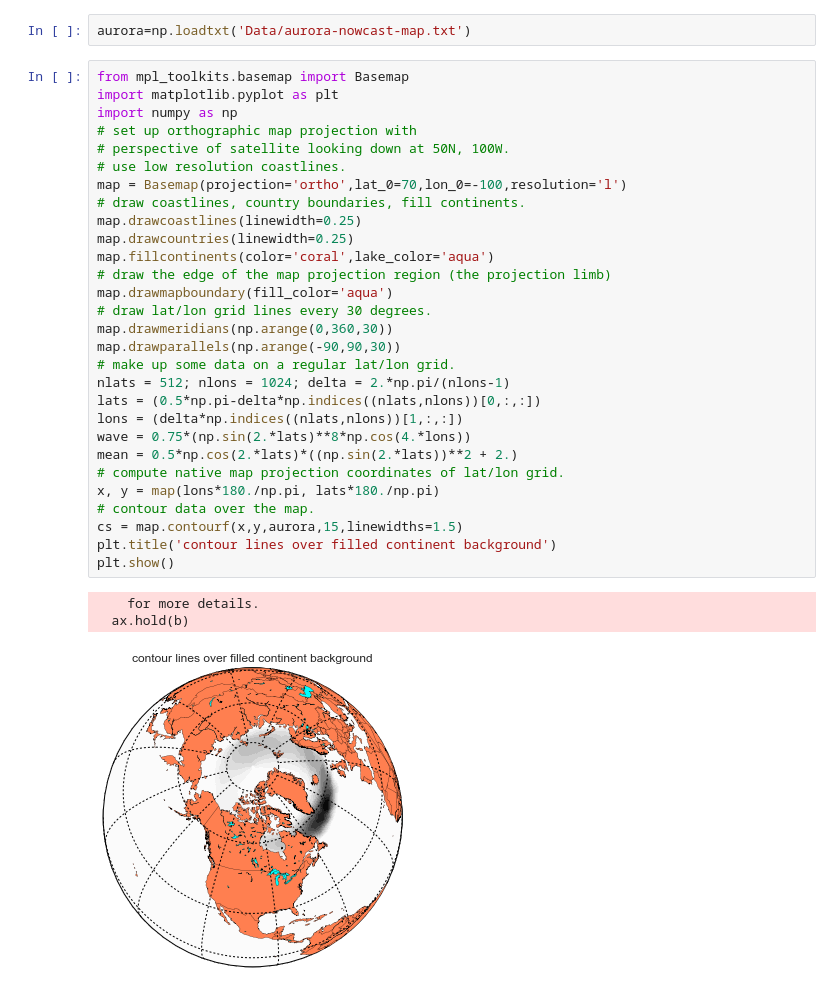
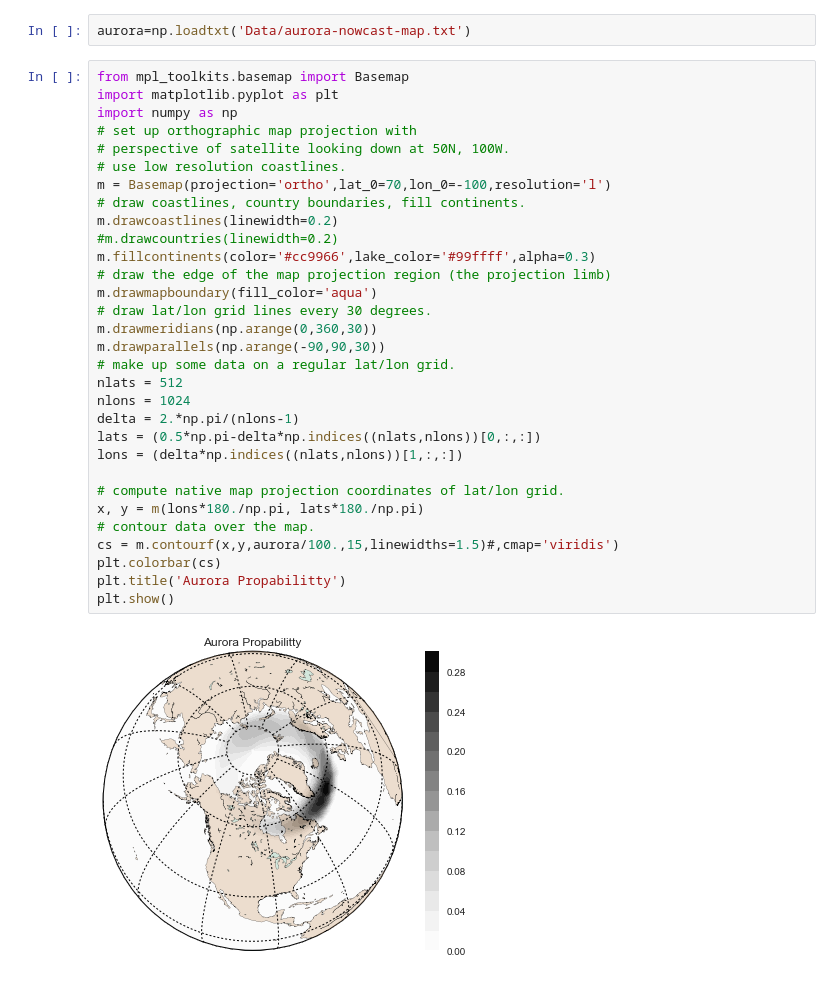
Before and after one commit to ax3l91/space-apps-2017-mayday-athens, a Jupyter notebook: AuroraNotebook.ipynb, the cells around one changed output. Saved outputs shown, nothing was run; the diff lists cells and outputs as text.

```diff
--- a/AuroraNotebook.ipynb
+++ b/AuroraNotebook.ipynb
@@ -17,33 +17,33 @@ aurora=np.loadtxt('Data/aurora-nowcast-map.txt')
 # %%
 from mpl_toolkits.basemap import Basemap
 import matplotlib.pyplot as plt
 import numpy as np
 # set up orthographic map projection with
 # perspective of satellite looking down at 50N, 100W.
 # use low resolution coastlines.
-map = Basemap(projection='ortho',lat_0=70,lon_0=-100,resolution='l')
+m = Basemap(projection='ortho',lat_0=70,lon_0=-100,resolution='l')
 # draw coastlines, country boundaries, fill continents.
-map.drawcoastlines(linewidth=0.25)
-map.drawcountries(linewidth=0.25)
-map.fillcontinents(color='coral',lake_color='aqua')
+m.drawcoastlines(linewidth=0.2)
+#m.drawcountries(linewidth=0.2)
+m.fillcontinents(color='#cc9966',lake_color='#99ffff',alpha=0.3)
 # draw the edge of the map projection region (the projection limb)
-map.drawmapboundary(fill_color='aqua')
+m.drawmapboundary(fill_color='aqua')
 # draw lat/lon grid lines every 30 degrees.
-map.drawmeridians(np.arange(0,360,30))
-map.drawparallels(np.arange(-90,90,30))
+m.drawmeridians(np.arange(0,360,30))
+m.drawparallels(np.arange(-90,90,30))
 # make up some data on a regular lat/lon grid.
-nlats = 512; nlons = 1024; delta = 2.*np.pi/(nlons-1)
+nlats = 512
+nlons = 1024
+delta = 2.*np.pi/(nlons-1)
 lats = (0.5*np.pi-delta*np.indices((nlats,nlons))[0,:,:])
 lons = (delta*np.indices((nlats,nlons))[1,:,:])
-wave = 0.75*(np.sin(2.*lats)**8*np.cos(4.*lons))
-mean = 0.5*np.cos(2.*lats)*((np.sin(2.*lats))**2 + 2.)
+
 # compute native map projection coordinates of lat/lon grid.
-x, y = map(lons*180./np.pi, lats*180./np.pi)
+x, y = m(lons*180./np.pi, lats*180./np.pi)
 # contour data over the map.
-cs = map.contourf(x,y,aurora,15,linewidths=1.5)
-plt.title('contour lines over filled continent background')
+cs = m.contourf(x,y,aurora/100.,15,linewidths=1.5)#,cmap='viridis')
+plt.colorbar(cs)
+plt.title('Aurora Propabilitty')
 plt.show()
 # %% [output]
-    for more details.
-  ax.hold(b)
-[figure, old version]
+[figure, new version]
```
